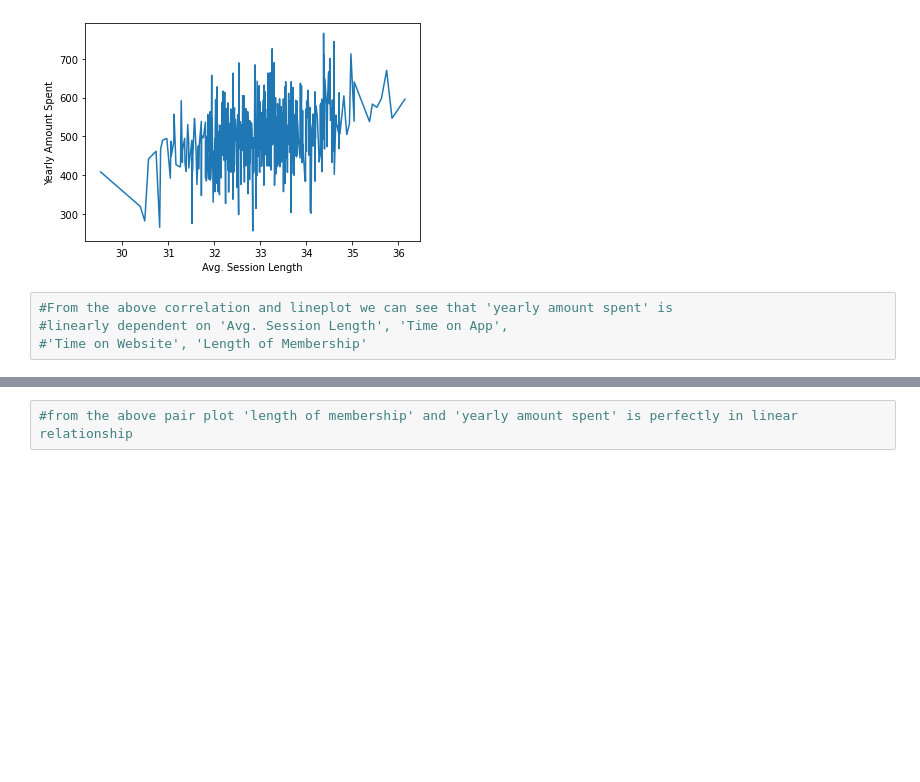
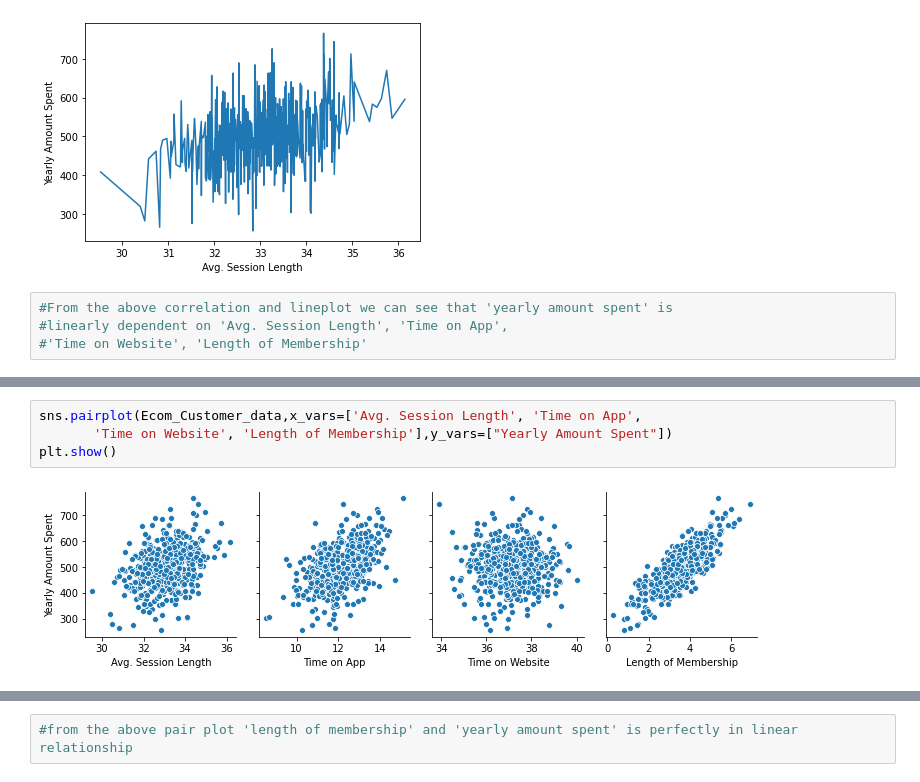
Before and after one commit to kumar12219218/LinearRegression_BharathKumarReddy_R, a Jupyter notebook: Ecommerce_project_Refactor.ipynb, the cells around one changed output, grey strips where cells are left out. Cells and saved outputs as stored; diff of their text form; blank space fills up the shorter version.

```diff
--- a/Ecommerce_project_Refactor.ipynb
+++ b/Ecommerce_project_Refactor.ipynb
@@ -123,2 +129,8 @@ sns.distplot(Ecom_Customer_data["Yearly Amount Spent"],color="red",bins=30,kde=F
+# %%
+sns.pairplot(Ecom_Customer_data,x_vars=['Avg. Session Length', 'Time on App',
+       'Time on Website', 'Length of Membership'],y_vars=["Yearly Amount Spent"])
+plt.show()
+# %% [output]
+[figure, added]
 # %%
 sns.pairplot(Ecom_Customer_data)
```
Also changed, not shown: parts of 3 cells of this notebook.
